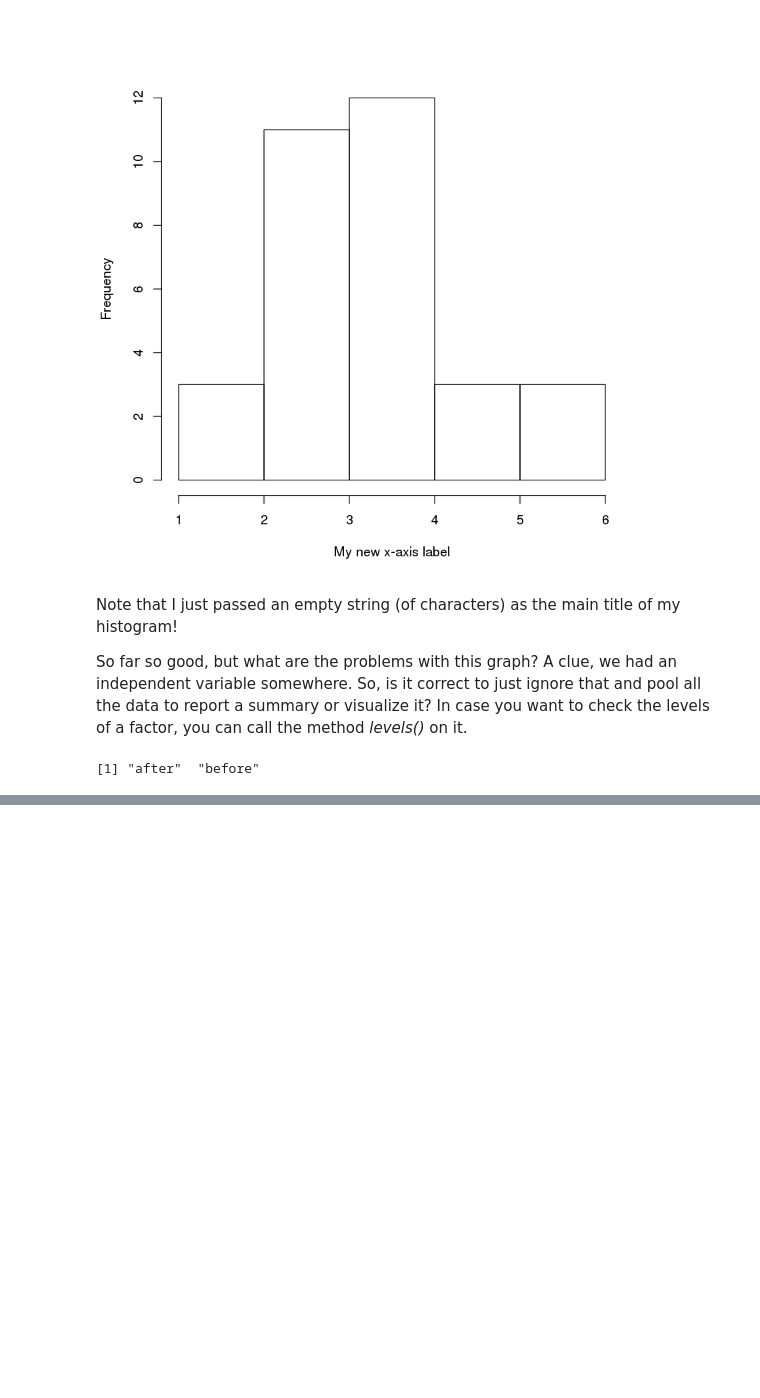
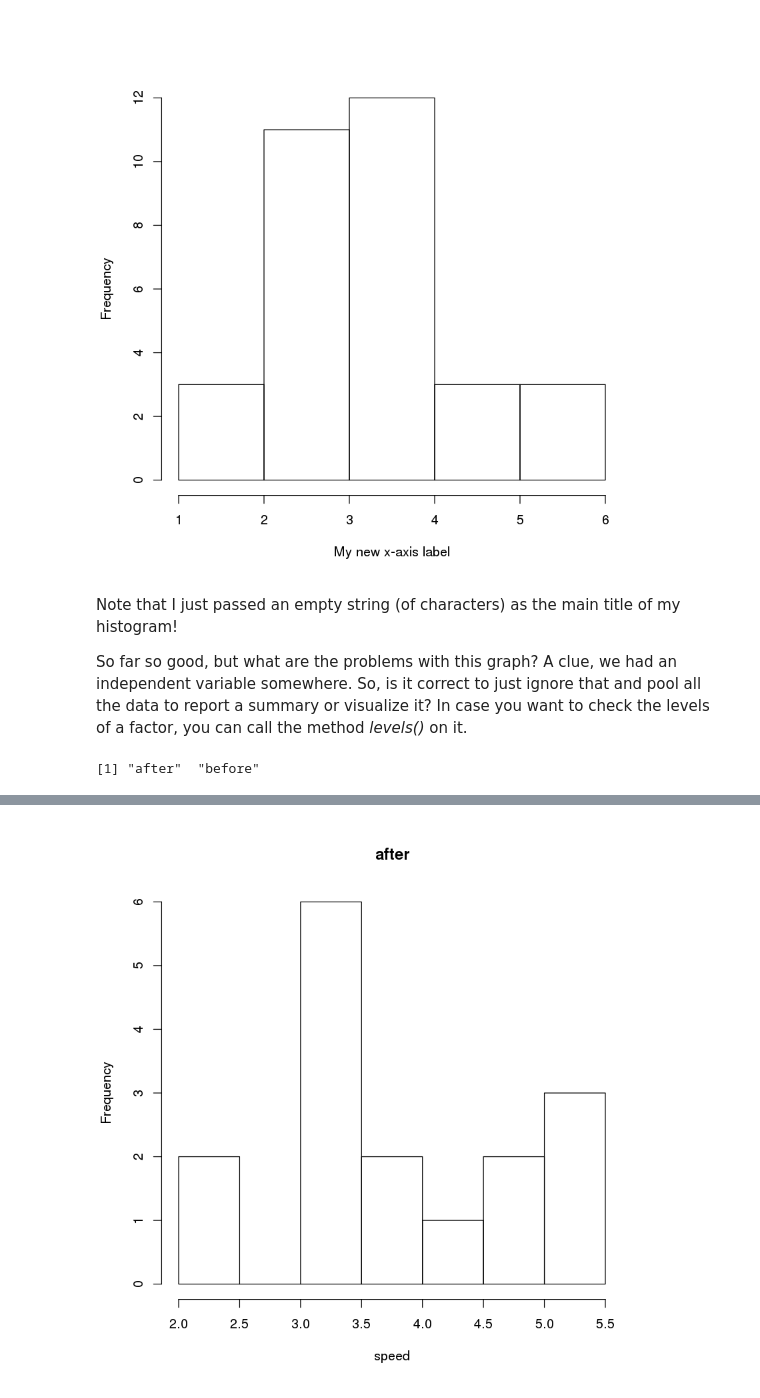
Before and after one commit to geobiolmu/WP49.2_Datenverarbeitung_WiSe1617, a Jupyter notebook: Notebooks/002_R_Intro.ipynb, the cells around one changed output, grey strips where cells are left out. Cells and saved outputs as stored; diff of their text form; code cells hidden in the pictures; blank space fills up the shorter version.

```diff
--- a/Notebooks/002_R_Intro.ipynb
+++ b/Notebooks/002_R_Intro.ipynb
@@ -100,0 +129,4 @@ So, what to do?
+# %%
+hist(subset(spiderAmputation, spiderAmputation$treatment=="after")$speed, xlab="speed", main="after")
+# %% [output]
+[figure, added]
```
Also changed, not shown: parts of 22 cells of this notebook.
